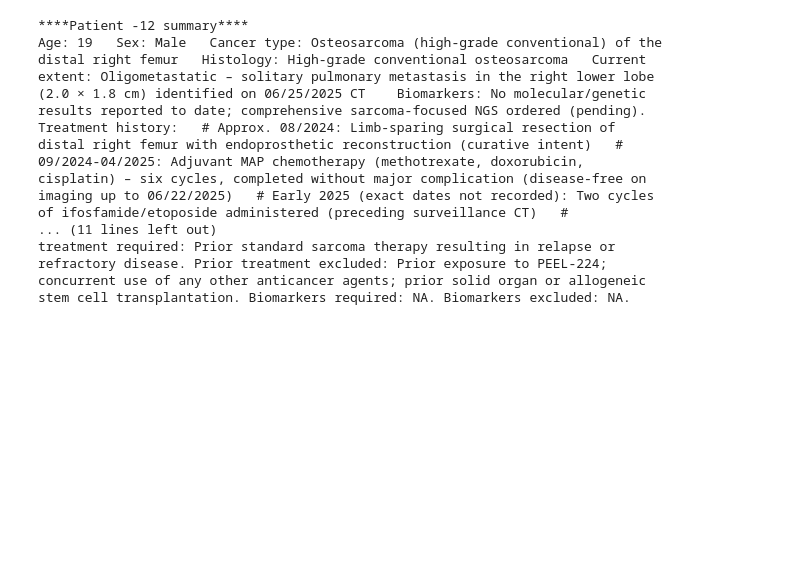
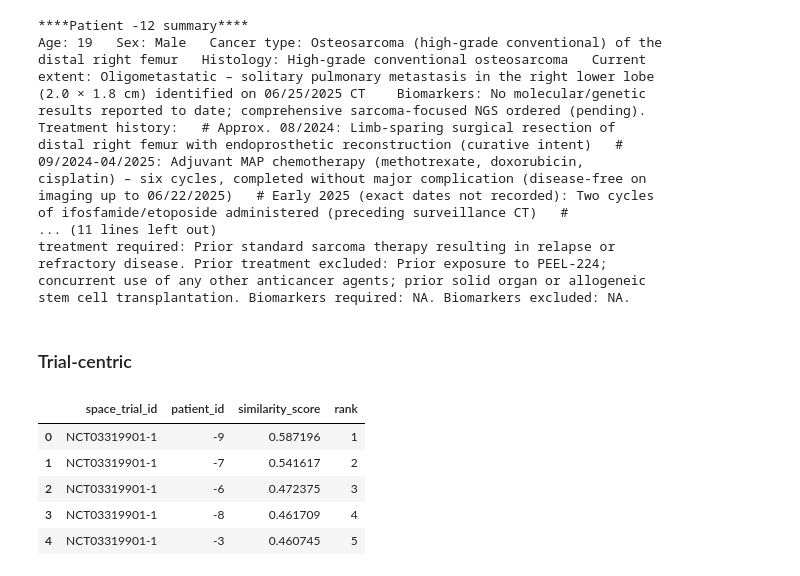
Before and after one commit to kenlkehl/matchminer-ai-inference-kehl, a Jupyter notebook: examples/run_examples.ipynb, the cells around one changed output. Drawn from its saved outputs; the diff is of its cells as text; code cells hidden in the pictures; blank space fills up the shorter version.

```diff
--- a/examples/run_examples.ipynb
+++ b/examples/run_examples.ipynb
@@ -552,3 +554,5 @@ treatment required: Prior standard sarcoma therapy resulting in relapse or
 refractory disease. Prior treatment excluded: Prior exposure to PEEL‑224;
 concurrent use of any other anticancer agents; prior solid organ or allogeneic
 stem cell transplantation. Biomarkers required: NA. Biomarkers excluded: NA.
+# %% [markdown]
+### Trial-centric
@@ -554,0 +563,9 @@ stem cell transplantation. Biomarkers required: NA. Biomarkers excluded: NA.
+# %%
+candidate_matches.head()
+# %% [output]
+|  | space_trial_id | patient_id | similarity_score | rank |
+| 0 | NCT03319901-1 | -9 | 0.587196 | 1 |
+| 1 | NCT03319901-1 | -7 | 0.541617 | 2 |
+| 2 | NCT03319901-1 | -6 | 0.472375 | 3 |
+| 3 | NCT03319901-1 | -8 | 0.461709 | 4 |
+| 4 | NCT03319901-1 | -3 | 0.460745 | 5 |
```
Also changed, not shown: parts of 5 cells of this notebook.
